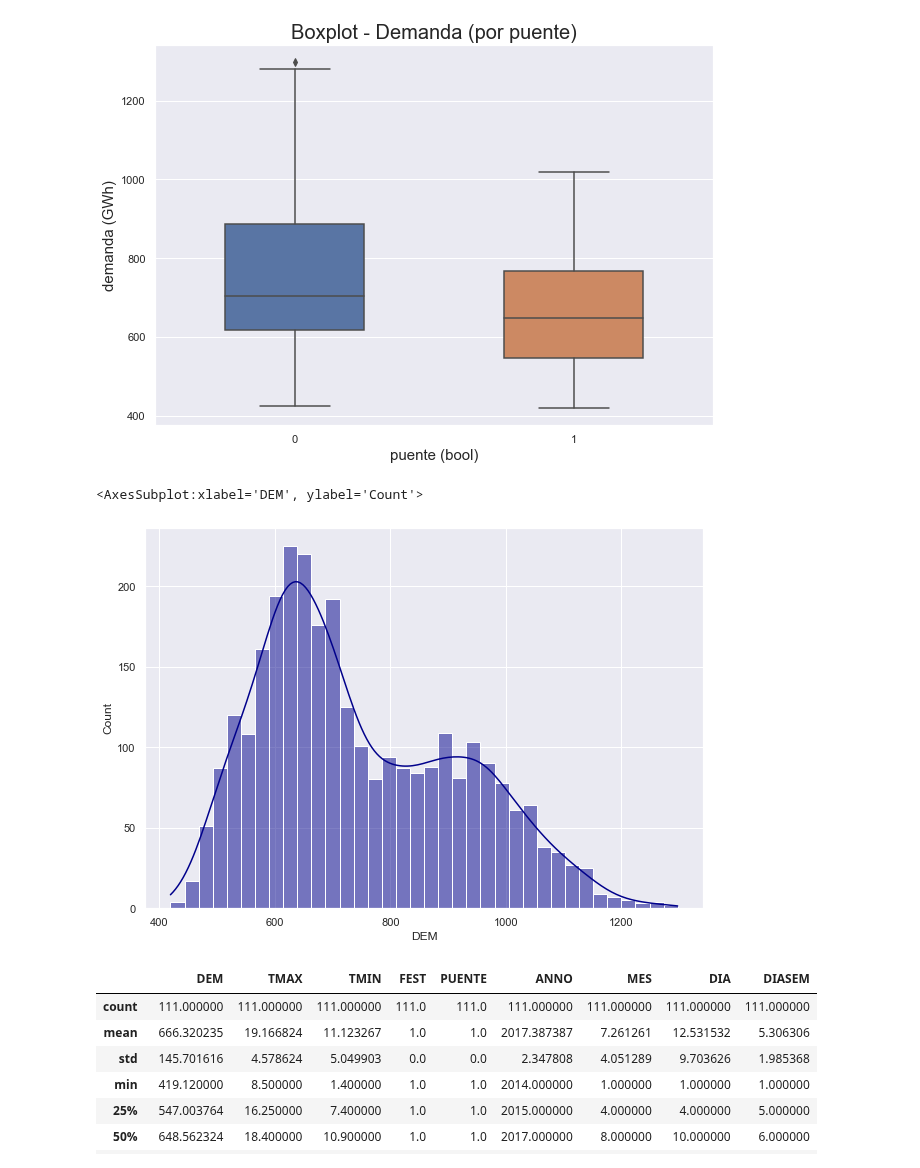
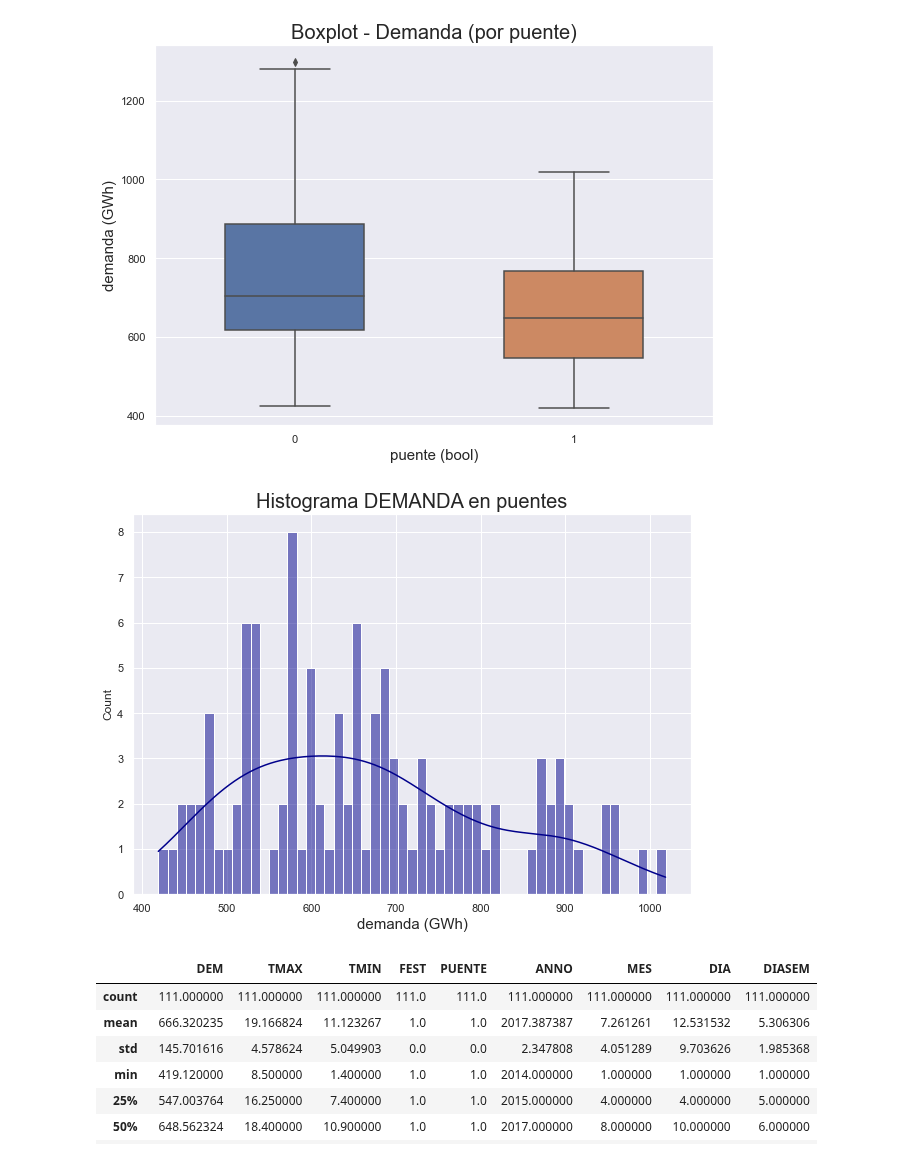
Before and after one commit to SeroviICAI/TRABAJO-1-ESTADISTICA-DESCRIPTIVA, a Jupyter notebook: notebooks/dias_festivos.ipynb, the cells around one changed output. Drawn from its saved outputs; the diff is of its cells as text; code cells hidden in the pictures.

Commit message:
Cambios histograma

```diff
--- a/notebooks/dias_festivos.ipynb
+++ b/notebooks/dias_festivos.ipynb
@@ -356,16 +356,17 @@ plt.show()
 # %%
 # Histograma
 fig = plt.figure(3, figsize=(10,7))
 
-sns.histplot(dataframe_puentes['DEM'], kde=True,
-             bins=int(180/5), color = 'darkblue',
+sns.histplot(dataframe_puentes.loc[dataframe_puentes['PUENTE'] == 1]['DEM'],
+             kde=True,
+             bins=111//2, color = 'darkblue',
              linewidth=1)
 
-plt.title('Histograma DEMANDA en puentes')
+plt.title('Histograma DEMANDA en puentes', fontsize = 20)
+plt.xlabel("demanda (GWh)", fontsize = 15)
 plt.savefig('../reports/figures/Histograma DEMANDA en puentes', bbox_inches='tight')
 # %% [output]
-<AxesSubplot:xlabel='DEM', ylabel='Count'>
-[figure, old version]
+[figure, new version]
 # %%
 dataframe_puentes.loc[dataframe_puentes['PUENTE'] == 1].describe()
 # %% [output]
```
Also changed, not shown: parts of 2 cells of this notebook, 1 other file.
